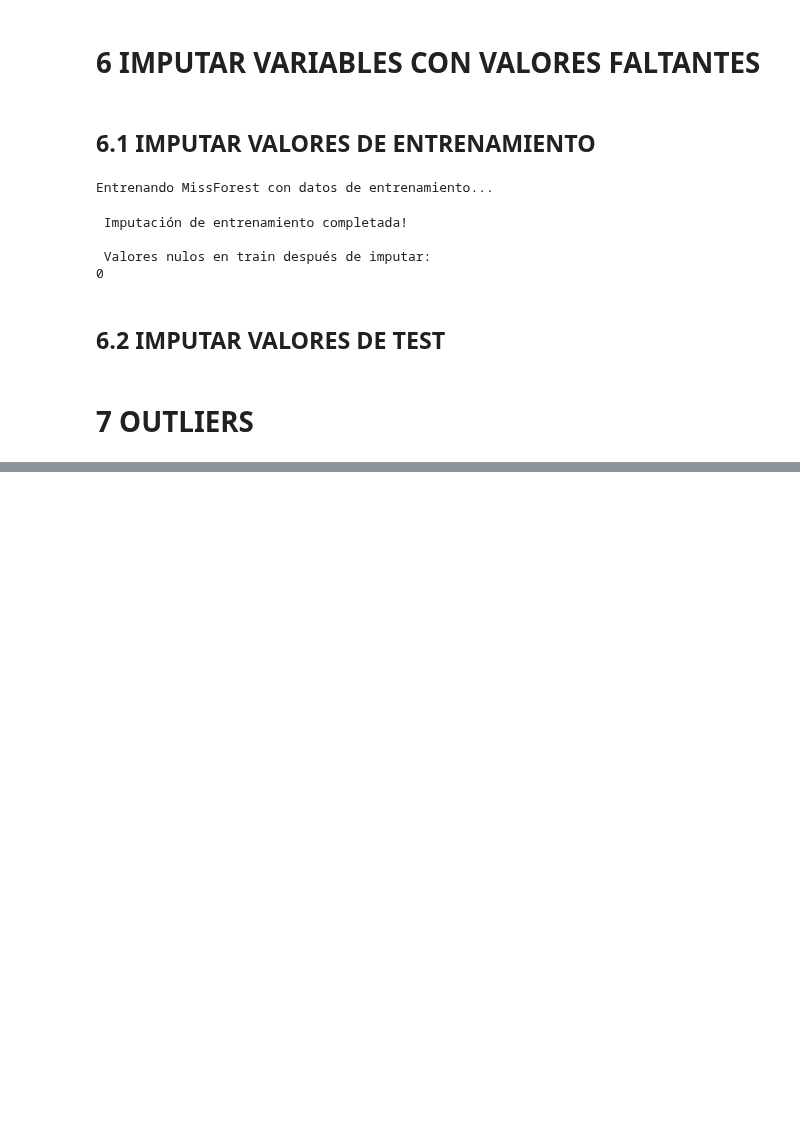
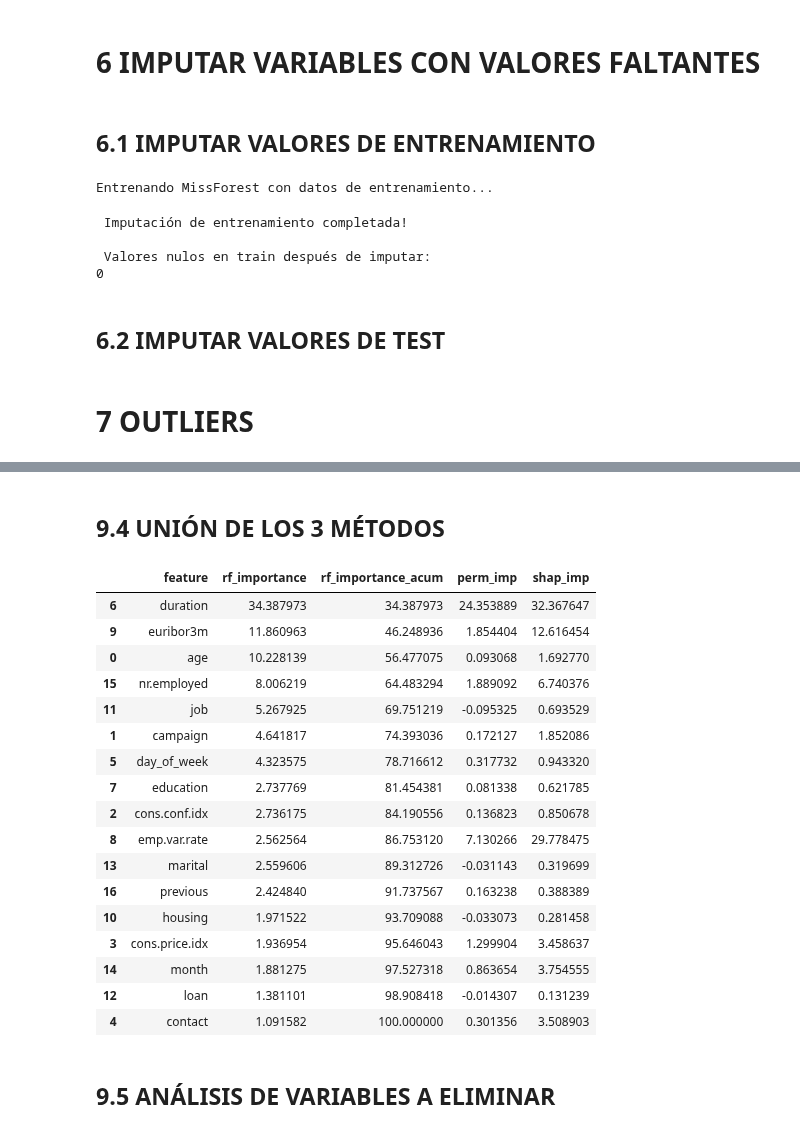
Before and after one commit to 4GeeksAcademy/cathycaz-intro-ml, a Jupyter notebook: src/01.1-logistic-regression.ipynb, the cells around one changed output, grey strips where cells are left out. Saved outputs shown, nothing was run; the diff lists cells and outputs as text; code cells hidden in the pictures; blank space fills up the shorter version.

```diff
--- a/src/01.1-logistic-regression.ipynb
+++ b/src/01.1-logistic-regression.ipynb
@@ -1061,0 +1127,6 @@ X_train_imputado.describe().T
+# %%
+# Realizamos 10 permutaciones por cada característica
+perm = permutation_importance(model_xgb, X_val, y_val, n_repeats=10, random_state=42, n_jobs=-1, scoring='roc_auc')
+# %%
+df_perm_imp = pd.DataFrame({'feature': X_train_imputado.columns, 'perm_imp': perm.importances_mean*100}).sort_values('perm_imp', ascending=False)
+df_perm_imp
@@ -1061,0 +1160,5 @@ X_train_imputado.describe().T
+# %%
+imp_shap = np.abs(shap_vals).mean(axis=0)
+imp_shap_pct = imp_shap/imp_shap.sum()*100
+df_shap_imp = pd.DataFrame({"feature": X_val.columns, "shap_imp": imp_shap_pct}).sort_values('shap_imp', ascending=False)
+df_shap_imp
@@ -1061,0 +1189,30 @@ X_train_imputado.describe().T
+# %% [markdown]
+## 9.4 UNIÓN DE LOS 3 MÉTODOS
+# %%
+df_importances = (
+    df_rf_imp
+    .merge(df_perm_imp, on='feature', how='outer')
+    .merge(df_shap_imp, on='feature', how='outer')
+).sort_values('rf_importance', ascending=False)
+df_importances
+# %% [output]
+|  | feature | rf_importance | rf_importance_acum | perm_imp | shap_imp |
+| 6 | duration | 34.387973 | 34.387973 | 24.353889 | 32.367647 |
+| 9 | euribor3m | 11.860963 | 46.248936 | 1.854404 | 12.616454 |
+| 0 | age | 10.228139 | 56.477075 | 0.093068 | 1.692770 |
+| 15 | nr.employed | 8.006219 | 64.483294 | 1.889092 | 6.740376 |
+| 11 | job | 5.267925 | 69.751219 | -0.095325 | 0.693529 |
+| 1 | campaign | 4.641817 | 74.393036 | 0.172127 | 1.852086 |
+| 5 | day_of_week | 4.323575 | 78.716612 | 0.317732 | 0.943320 |
+| 7 | education | 2.737769 | 81.454381 | 0.081338 | 0.621785 |
+| 2 | cons.conf.idx | 2.736175 | 84.190556 | 0.136823 | 0.850678 |
+| 8 | emp.var.rate | 2.562564 | 86.753120 | 7.130266 | 29.778475 |
+| 13 | marital | 2.559606 | 89.312726 | -0.031143 | 0.319699 |
+| 16 | previous | 2.424840 | 91.737567 | 0.163238 | 0.388389 |
+| 10 | housing | 1.971522 | 93.709088 | -0.033073 | 0.281458 |
+| 3 | cons.price.idx | 1.936954 | 95.646043 | 1.299904 | 3.458637 |
+| 14 | month | 1.881275 | 97.527318 | 0.863654 | 3.754555 |
+| 12 | loan | 1.381101 | 98.908418 | -0.014307 | 0.131239 |
+| 4 | contact | 1.091582 | 100.000000 | 0.301356 | 3.508903 |
+# %% [markdown]
+## 9.5 ANÁLISIS DE VARIABLES A ELIMINAR
```
Also changed, not shown: parts of 24 cells of this notebook.
